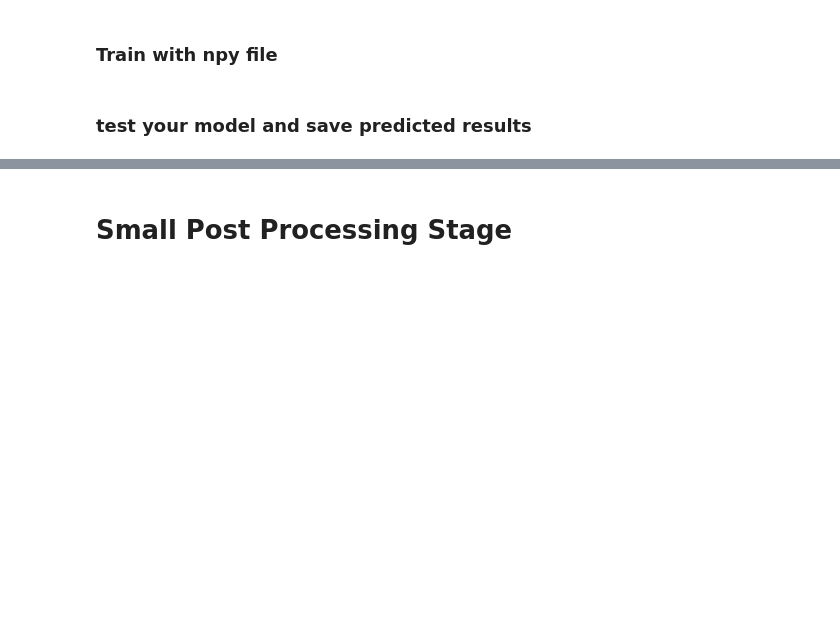
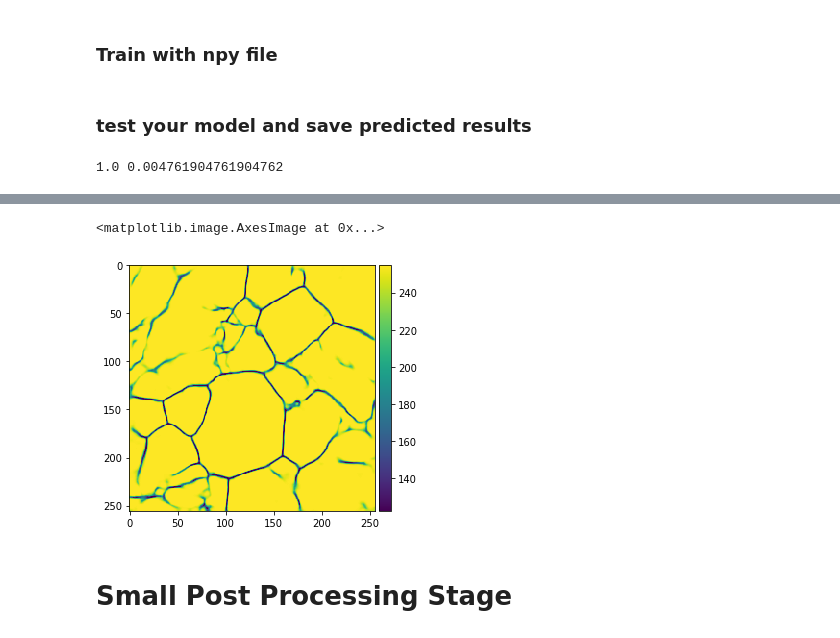
Before and after one commit to xkstein/Grain-U-Net, a Jupyter notebook: main.ipynb, the cells around one changed output, grey strips where cells are left out. Cells and saved outputs as stored; diff of their text form; code cells hidden in the pictures; blank space fills up the shorter version.

```diff
--- a/main.ipynb
+++ b/main.ipynb
@@ -67,22 +70,37 @@ KeyboardInterrupt: ignored
 ### test your model and save predicted results
 # %%
 from tensorflow.keras.preprocessing.image import load_img
-def test_img(test_path,num_image = 30,target_size = (256, 256),flag_multi_class = False,as_gray = True):
+def test_img(test_path,num_image = 30,target_size = (256, 256),flag_multi_class = False,as_gray = True,crop = None):
     img_stack = np.zeros((num_image,) + target_size)
     for i in range(num_image):
         img = load_img(os.path.join(test_path,"%d.png"%i), target_size=target_size, color_mode='grayscale')
+        if crop:
+            print('Cropping...')
+            target_size_crop = 2 * [0]
+            target_size_crop[0] = int(crop[0]/crop[2] * target_size[0])
+            target_size_crop[1] = int(crop[1]/crop[3] * target_size[1])
+            target_size_crop = tuple(target_size_crop)
+            img = load_img(os.path.join(test_path,"%d.png"%i), target_size=target_size, color_mode='grayscale')
+            img_arr = keras.preprocessing.image.img_to_array(img)
+            img_arr = img_arr[:target_size[0], :target_size[1]]
+            img = keras.preprocessing.image.array_to_img(img_arr)
+        else:
+            img = load_img(os.path.join(test_path,"%d.png"%i), target_size=target_size, color_mode='grayscale')
         img_stack[i] = img / (np.max(img))
     print(np.max(img_stack), np.min(img_stack))
     return img_stack
 
 from skimage import io
 import numpy as np
-#testGene = data.testGenerator("data/test", target_size=(512,512))
-test_set = test_img("data/test", num_image = 23)
+#testGene = data.testGenerator("data/test", target_size=(256,256))
+test_set = test_img("data/test", num_image = 29)
 model = unet()
 model.load_weights("unet_grain.hdf5")
 #results = 255 * model.predict_generator(testGene, 23, verbose=1)
-results = 255 * model.predict(test_set, 23)
+# results = 255 * model.predict(testGene, 23)
+results = 255 * model.predict(test_set, 29)
 data.saveResult("data/test", results.astype('uint8'))
 print(results.shape, np.max(results), np.min(results))
-io.imshow(results[22, :, :, 0])
+io.imshow(results[27, :, :, 0])
+# %% [output]
+1.0 0.004761904761904762
@@ -89,3 +109,5 @@ io.imshow(results[22, :, :, 0])
+<matplotlib.image.AxesImage at 0x...>
+[figure, added]
 # %% [markdown]
 # Small Post Processing Stage
 # %% [markdown]
```
Also changed, not shown: parts of 11 cells of this notebook, 1 other file.
